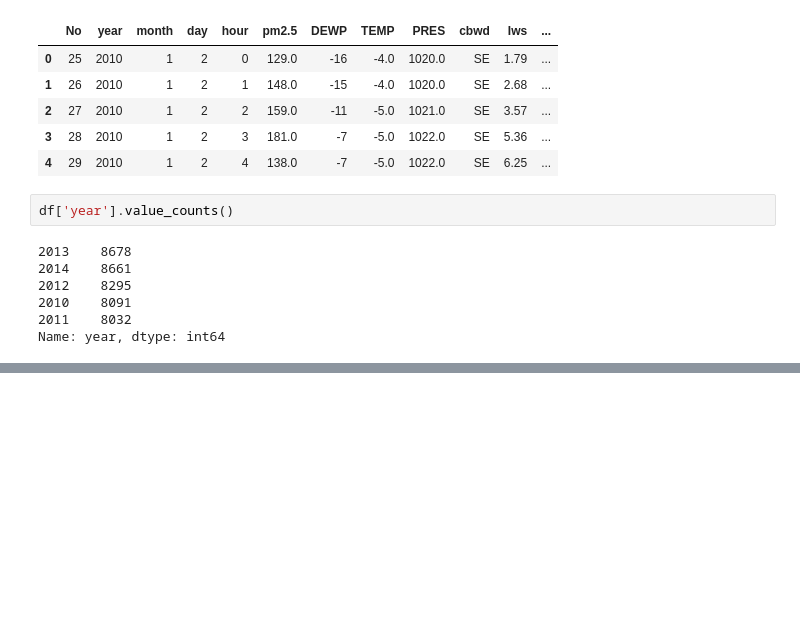
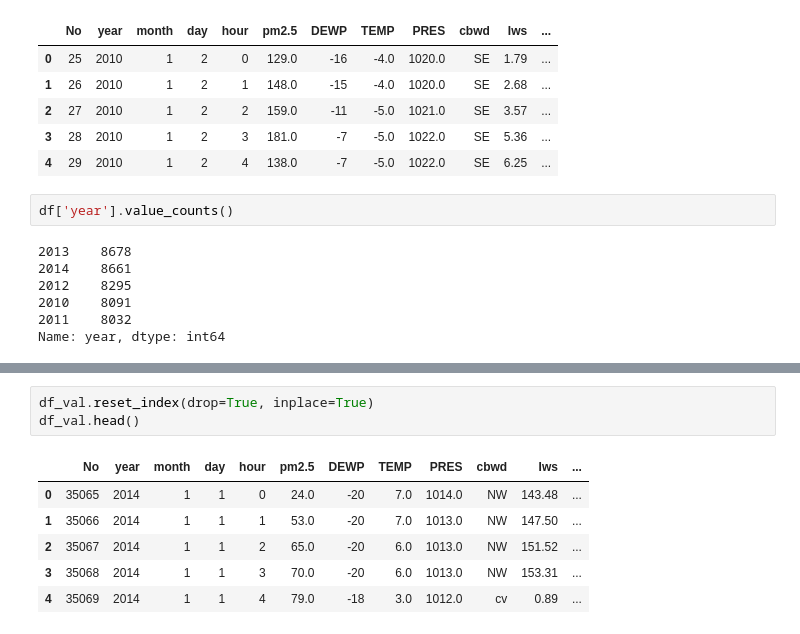
Before and after one commit to hanhanwu/Hanhan_Data_Science_Practice, a Jupyter notebook: sequencial_analysis/after_2020_practice/ts_RNN_basics.ipynb, the cells around one changed output, grey strips where cells are left out. Saved outputs shown, nothing was run; the diff lists cells and outputs as text; blank space fills up the shorter version.

```diff
--- a/sequencial_analysis/after_2020_practice/ts_RNN_basics.ipynb
+++ b/sequencial_analysis/after_2020_practice/ts_RNN_basics.ipynb
@@ -74,0 +112,10 @@ Text(0, 0.5, 'pm2.5 readings')
+# %%
+df_val.reset_index(drop=True, inplace=True)
+df_val.head()
+# %% [output]
+|  | No | year | month | day | hour | pm2.5 | DEWP | TEMP | PRES | cbwd | Iws | ... |
+| 0 | 35065 | 2014 | 1 | 1 | 0 | 24.0 | -20 | 7.0 | 1014.0 | NW | 143.48 | ... |
+| 1 | 35066 | 2014 | 1 | 1 | 1 | 53.0 | -20 | 7.0 | 1013.0 | NW | 147.50 | ... |
+| 2 | 35067 | 2014 | 1 | 1 | 2 | 65.0 | -20 | 6.0 | 1013.0 | NW | 151.52 | ... |
+| 3 | 35068 | 2014 | 1 | 1 | 3 | 70.0 | -20 | 6.0 | 1013.0 | NW | 153.31 | ... |
+| 4 | 35069 | 2014 | 1 | 1 | 4 | 79.0 | -18 | 3.0 | 1012.0 | cv | 0.89 | ... |
```
Also changed, not shown: parts of 19 cells of this notebook.
